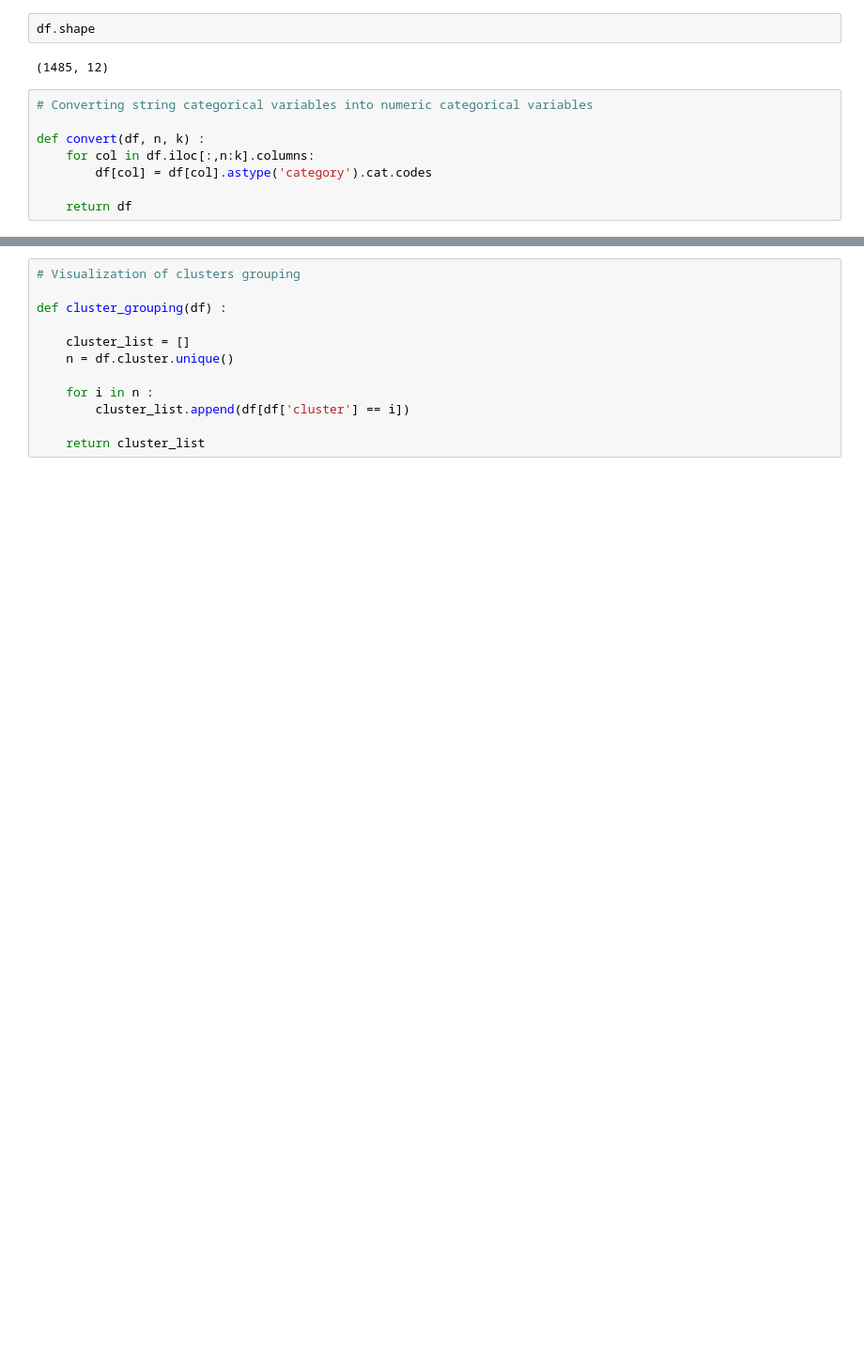
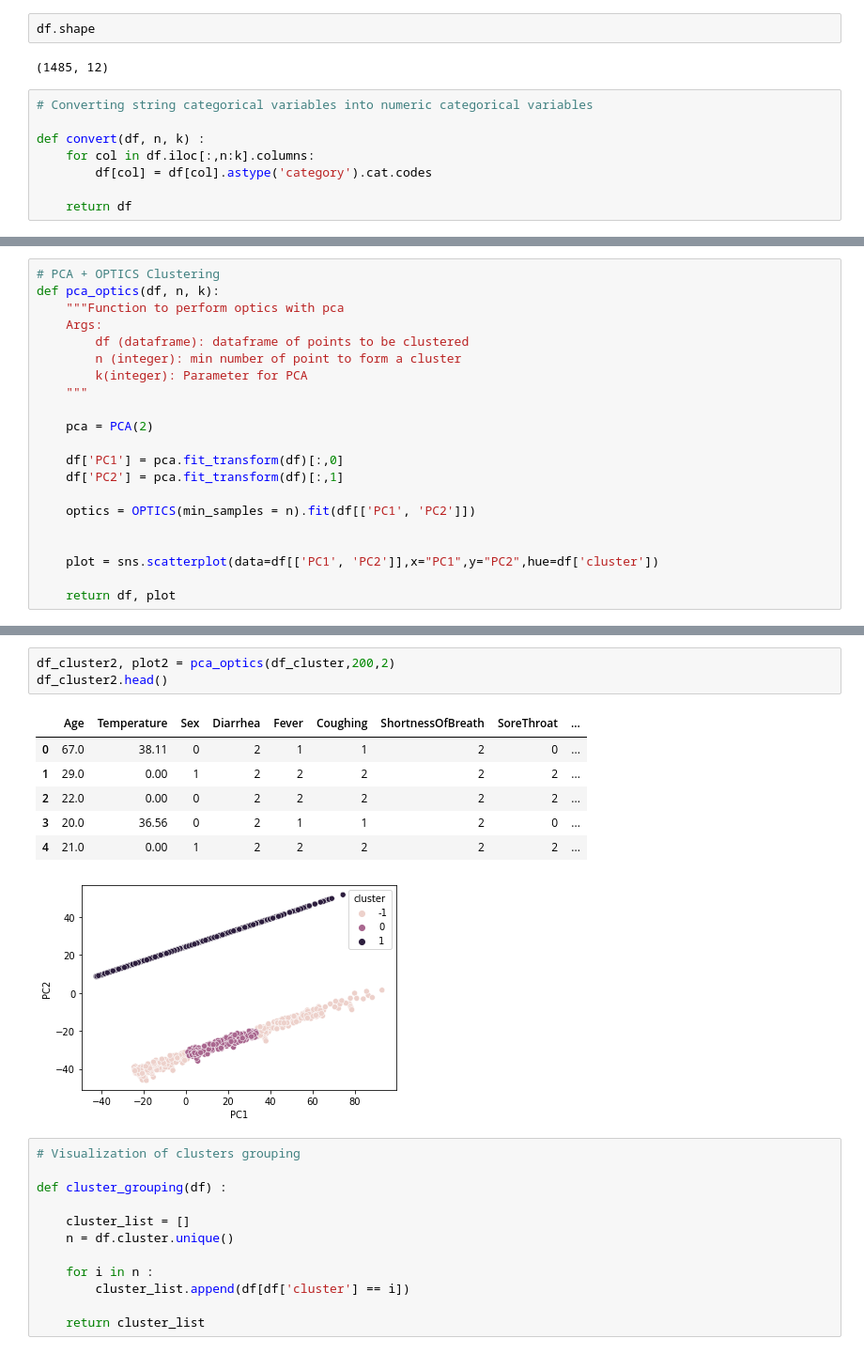
Before and after one commit to evelina03/spectral_clustering, a Jupyter notebook: Dataset_2/OPTICS.ipynb, the cells around one changed output, grey strips where cells are left out. Shown at 94% size. Drawn from its saved outputs; the diff is of its cells as text; blank space fills up the shorter version.

```diff
--- a/Dataset_2/OPTICS.ipynb
+++ b/Dataset_2/OPTICS.ipynb
@@ -62,3 +51,24 @@ def optic_clustering(df,n,k):
 
     plot = sns.scatterplot(data=df,x="PC1",y="PC2",hue=df['cluster'])
     return df,plot
+# %%
+# PCA + OPTICS Clustering
+def pca_optics(df, n, k):
+    """Function to perform optics with pca
+    Args:
+        df (dataframe): dataframe of points to be clustered
+        n (integer): min number of point to form a cluster
+        k(integer): Parameter for PCA
+    """
+
+    pca = PCA(2)
+
+    df['PC1'] = pca.fit_transform(df)[:,0]
+    df['PC2'] = pca.fit_transform(df)[:,1]
+
+    optics = OPTICS(min_samples = n).fit(df[['PC1', 'PC2']])
+
+
+    plot = sns.scatterplot(data=df[['PC1', 'PC2']],x="PC1",y="PC2",hue=df['cluster'])
+
+    return df, plot
@@ -72,3 +97,14 @@ array([-1,  0,  1])
+# %%
+df_cluster2, plot2 = pca_optics(df_cluster,200,2)
+df_cluster2.head()
+# %% [output]
+|  | Age | Temperature | Sex | Diarrhea | Fever | Coughing | ShortnessOfBreath | SoreThroat | ... |
+| 0 | 67.0 | 38.11 | 0 | 2 | 1 | 1 | 2 | 0 | ... |
+| 1 | 29.0 | 0.00 | 1 | 2 | 2 | 2 | 2 | 2 | ... |
+| 2 | 22.0 | 0.00 | 0 | 2 | 2 | 2 | 2 | 2 | ... |
+| 3 | 20.0 | 36.56 | 0 | 2 | 1 | 1 | 2 | 0 | ... |
+| 4 | 21.0 | 0.00 | 1 | 2 | 2 | 2 | 2 | 2 | ... |
+[figure, added]
 # %%
 # Visualization of clusters grouping
 
```
Also changed, not shown: parts of 5 cells of this notebook, 2 other files.
